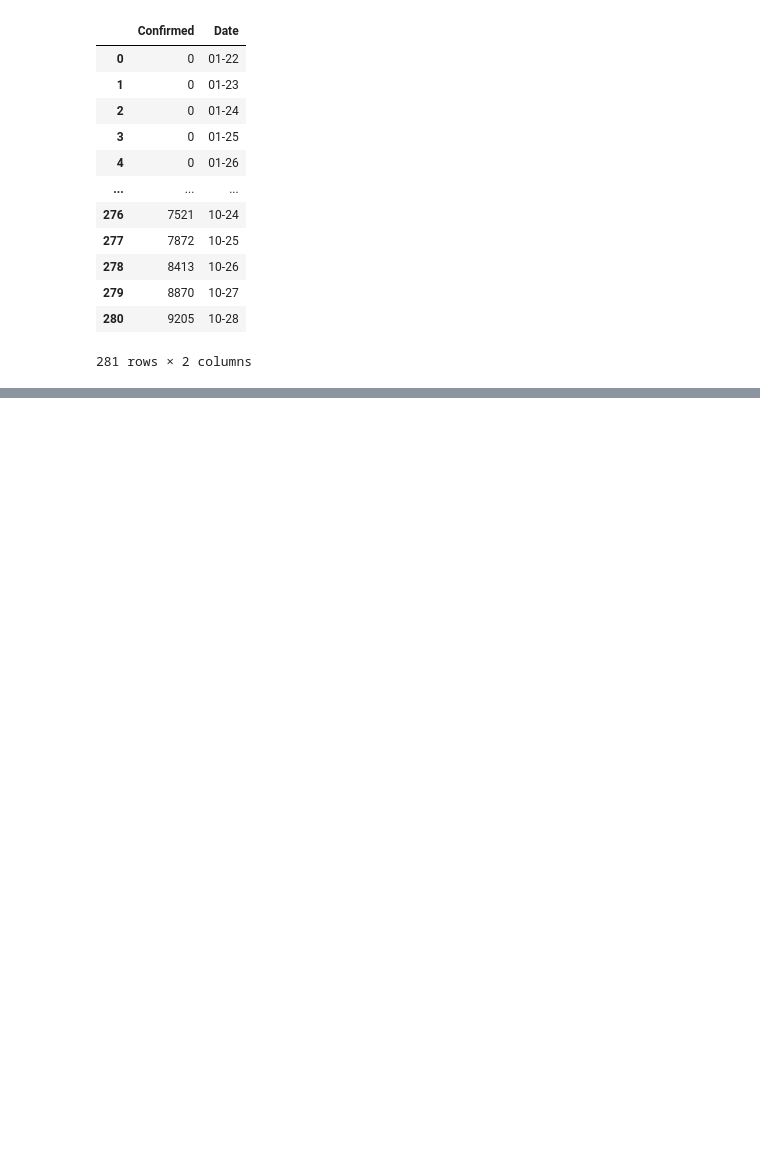
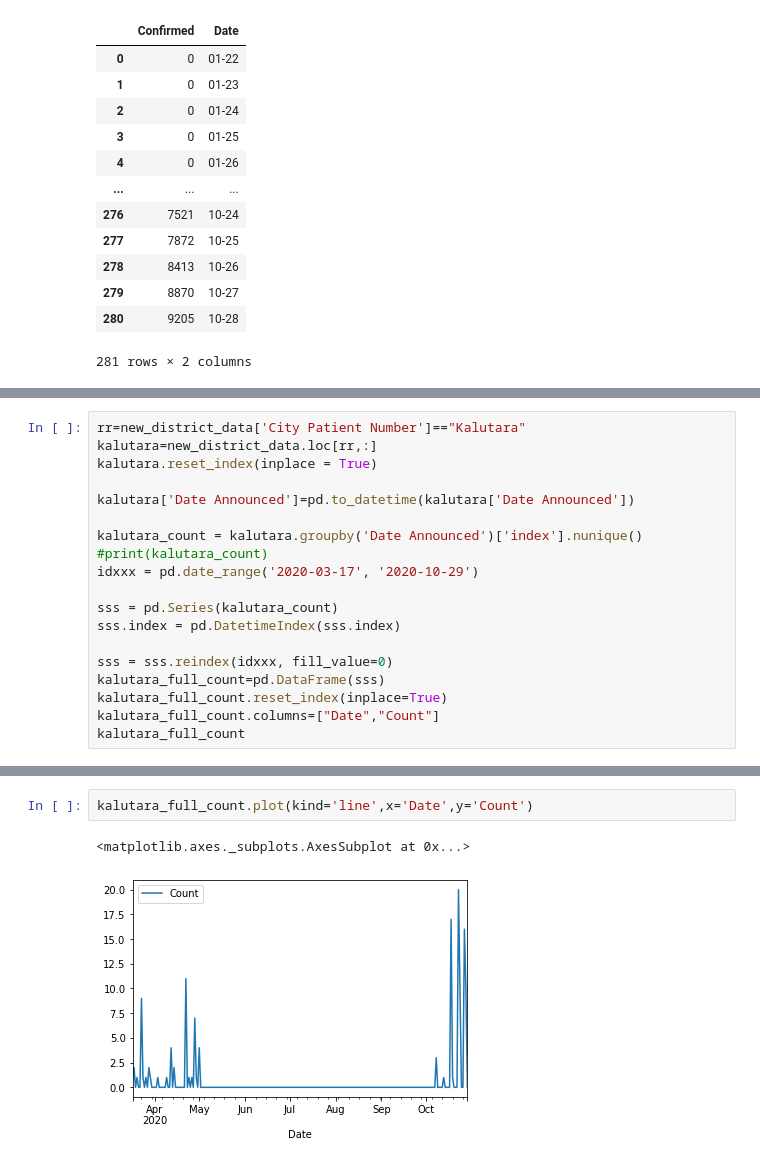
Before and after one commit to sathsaraRasantha/COVID-19_Predictive_Analysis, a Jupyter notebook: Covid_19.ipynb, the cells around one changed output, grey strips where cells are left out. Drawn from its saved outputs; the diff is of its cells as text; blank space fills up the shorter version.

```diff
--- a/Covid_19.ipynb
+++ b/Covid_19.ipynb
@@ -368,0 +523,19 @@ Cases_Cumulative
+# %%
+rr=new_district_data['City Patient Number']=="Kalutara"
+kalutara=new_district_data.loc[rr,:]
+kalutara.reset_index(inplace = True)
+
+kalutara['Date Announced']=pd.to_datetime(kalutara['Date Announced'])
+
+kalutara_count = kalutara.groupby('Date Announced')['index'].nunique()
+#print(kalutara_count)
+idxxx = pd.date_range('2020-03-17', '2020-10-29')
+
+sss = pd.Series(kalutara_count)
+sss.index = pd.DatetimeIndex(sss.index)
+
+sss = sss.reindex(idxxx, fill_value=0)
+kalutara_full_count=pd.DataFrame(sss)
+kalutara_full_count.reset_index(inplace=True)
+kalutara_full_count.columns=["Date","Count"]
+kalutara_full_count
@@ -368,0 +666,5 @@ Cases_Cumulative
+# %%
+kalutara_full_count.plot(kind='line',x='Date',y='Count')
+# %% [output]
+<matplotlib.axes._subplots.AxesSubplot at 0x...>
+[figure, added]
```
Also changed, not shown: parts of 29 cells of this notebook.
